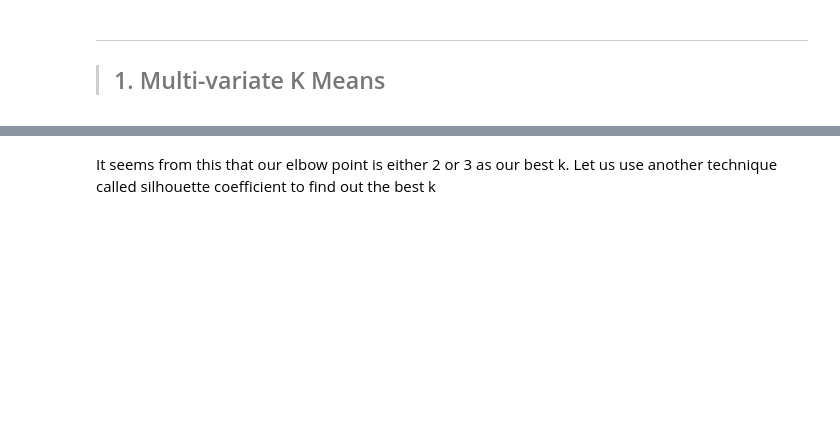
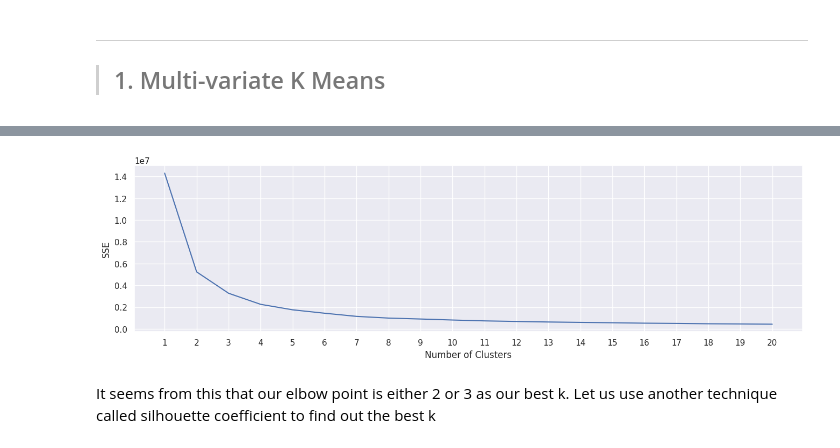
Before and after one commit to isaacchunn/SC1015_MiniPrj_Airbnb, a Jupyter notebook: Airbnb_Machine_Learning.ipynb, the cells around one changed output, grey strips where cells are left out. Cells and saved outputs as stored; diff of their text form; code cells hidden in the pictures; blank space fills up the shorter version.

```diff
--- a/Airbnb_Machine_Learning.ipynb
+++ b/Airbnb_Machine_Learning.ipynb
@@ -140,7 +210,8 @@ airDF = airDF.astype({'price': 'int32'})
 # %% [markdown]
 We also remove any outliers as it is unrealistic for a property to have above > $45,000 per night
 # %%
-airDF = airDF[airDF.price < 45000]
+airDF = remove_outliers(airDF, ["price"])
+airDF = airDF[airDF.price < 350]
 #Resort our indexes
 airDF = airDF.reset_index(drop=True)
 airDF["price"]
@@ -254,27 +447,29 @@ sb.pairplot(kmeansDF)
 # %%
 # Import kmeans model from sklearn
 from sklearn.cluster import KMeans
 
 #Vary the number of clusters
 minClusterRange = 1
 maxClusterRange = 20
 
 #We want to use the elbow method, so we will compute all sse for each "k" and store into our sse list
 #"k-means++" employs an advanced trick to speed up convergence
 sse = []
 for k in range(minClusterRange, maxClusterRange + 1):
-  kmeans = KMeans(n_clusters = k, init = "k-means++", n_init= 100)
+  kmeans = KMeans(n_clusters = k, init = "k-means++", n_init= 10)
   kmeans.fit(kmeansDF)
   sse.append(kmeans.inertia_)
 
 #Plot the SSE curve to find our elbow point
 f = plt.figure(figsize=(16,4))
 plt.plot(range(minClusterRange, maxClusterRange+1), sse)
 plt.xlabel('Number of Clusters')
 plt.ylabel('SSE')
 plt.xticks(np.arange(minClusterRange, maxClusterRange+1, step = 1))
 plt.show()
 None
+# %% [output]
+[figure, added]
 # %% [markdown]
 It seems from this that our elbow point is either 2 or 3 as our best k. Let us use another technique called silhouette coefficient to find out the best k
 # %%
```
Also changed, not shown: parts of 29 cells of this notebook.
